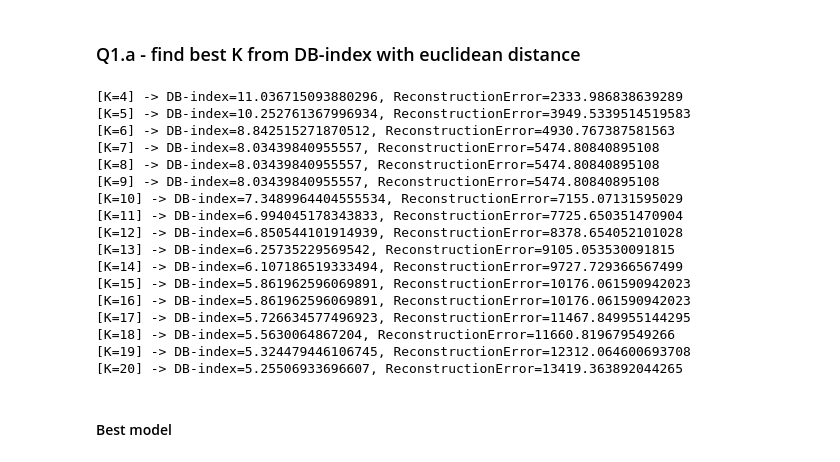
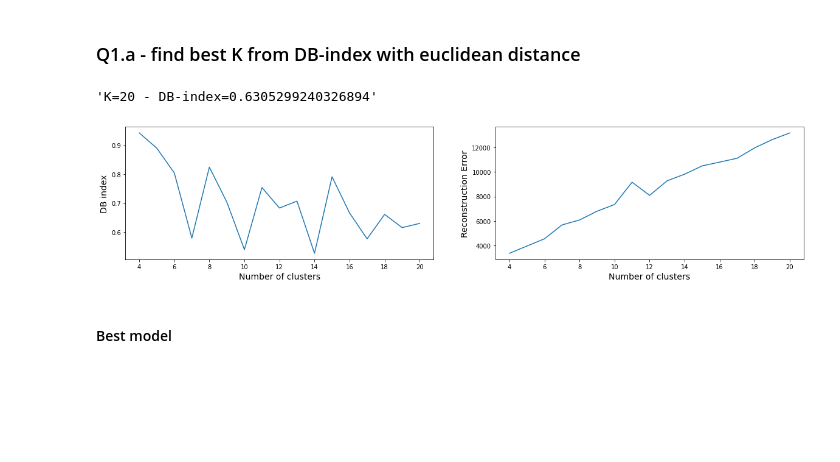
Before and after one commit to jeffcav/ml-from-scratch, a Jupyter notebook: list6.ipynb, the cells around one changed output. Saved outputs shown, nothing was run; the diff lists cells and outputs as text; code cells hidden in the pictures; blank space fills up the shorter version.

```diff
--- a/list6.ipynb
+++ b/list6.ipynb
@@ -28,9 +29,10 @@ X_scaled = scaler.transform(X_quake)
 # %% [markdown]
 ### Q1.a - find best K from DB-index with euclidean distance
 # %%
-best_k = None
+best_db = None
 best_model = None
-best_global_db = None
+global_dbs = []
+global_errs = []
 
 for num_clusters in np.arange(4, 21):
     best_local_k = None
@@ -38,39 +40,40 @@ for num_clusters in np.arange(4, 21):
     best_local_model = None
 
     for i in range(20):
-        model = KMeans(num_clusters, 500, distance=EuclideanDistance)
-        err, centroids = model.fit(X_scaled)
+        model = KMeans(num_clusters, 1000, distance=EuclideanDistance)
 
-        db = model.db_index(X_scaled)
+        err, centroids = model.fit(X_quake_scaled)
+        db = model.db_index(X_quake_scaled)
 
         if best_local_db is None or db < best_local_db:
             best_local_db = db
             best_local_model = model
             best_local_k = num_clusters
 
-    if best_global_db is None or best_local_db < best_global_db:
-        best_global_k = best_local_k
-        best_global_db = best_local_db
-        best_global_model = best_local_model
+    if best_db is None or best_local_db < best_db:
+        best_db = best_local_db
+        best_model = best_local_model
 
-    print(f"[K={num_clusters}] -> DB-index={best_global_db}, ReconstructionError={best_global_model.errors[-1]}")
+    # keep track DB-indexes and reconstruction errors
+    global_dbs.append(best_local_db)
+    global_errs.append(best_local_model.errors[-1])
+
+    clear_output(wait=True)
+    display("K="+str(num_clusters)+" - DB-index="+str(best_local_db))
 # %% [output]
-[K=4] -> DB-index=11.036715093880296, ReconstructionError=2333.986838639289
-[K=5] -> DB-index=10.252761367996934, ReconstructionError=3949.5339514519583
-[K=6] -> DB-index=8.842515271870512, ReconstructionError=4930.767387581563
-[K=7] -> DB-index=8.03439840955557, ReconstructionError=5474.80840895108
-[K=8] -> DB-index=8.03439840955557, ReconstructionError=5474.80840895108
-[K=9] -> DB-index=8.03439840955557, ReconstructionError=5474.80840895108
-[K=10] -> DB-index=7.3489964404555534, ReconstructionError=7155.07131595029
-[K=11] -> DB-index=6.994045178343833, ReconstructionError=7725.650351470904
-[K=12] -> DB-index=6.850544101914939, ReconstructionError=8378.654052101028
-[K=13] -> DB-index=6.25735229569542, ReconstructionError=9105.053530091815
-[K=14] -> DB-index=6.107186519333494, ReconstructionError=9727.729366567499
-[K=15] -> DB-index=5.861962596069891, ReconstructionError=10176.061590942023
-[K=16] -> DB-index=5.861962596069891, ReconstructionError=10176.061590942023
-[K=17] -> DB-index=5.726634577496923, ReconstructionError=11467.849955144295
-[K=18] -> DB-index=5.5630064867204, ReconstructionError=11660.819679549266
-[K=19] -> DB-index=5.324479446106745, ReconstructionError=12312.064600693708
-[K=20] -> DB-index=5.25506933696607, ReconstructionError=13419.363892044265
+'K=20 - DB-index=0.6305299240326894'
+# %%
+fig, axs = plt.subplots(1,2, figsize=(20,4), sharey=False)
+axs[0].plot(np.arange(4, 21), global_dbs)
+axs[1].plot(np.arange(4, 21), global_errs)
+
+axs[0].set_xlabel("Number of clusters", size=14)
+axs[1].set_xlabel("Number of clusters", size=14)
+
+axs[0].set_ylabel("DB index", size=14)
+axs[1].set_ylabel("Reconstruction Error", size=14)
+plt.show()
+# %% [output]
+[figure, added]
 # %% [markdown]
 #### Best model
```
Also changed, not shown: parts of 9 cells of this notebook, 2 other files.
